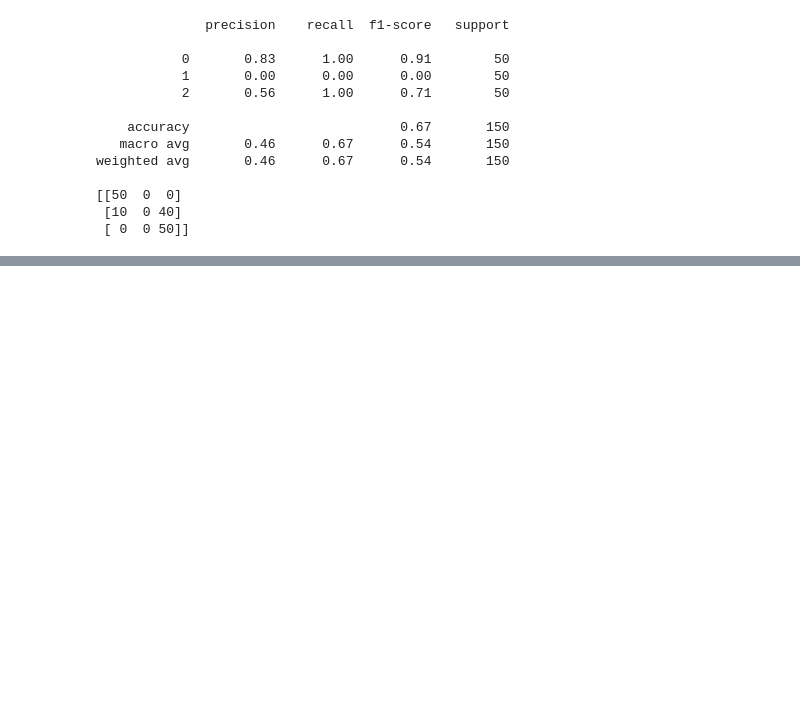
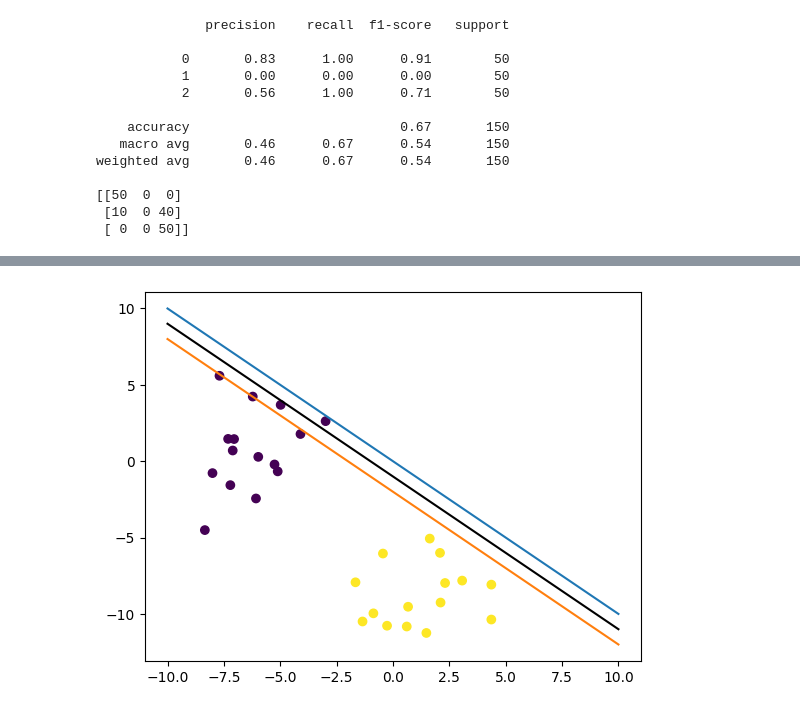
Before and after one commit to dustyshaw/machine-learning, a Jupyter notebook: notes/day10_SVCs.ipynb, the cells around one changed output, grey strips where cells are left out. Cells and saved outputs as stored; diff of their text form; code cells hidden in the pictures; blank space fills up the shorter version.

```diff
--- a/notes/day10_SVCs.ipynb
+++ b/notes/day10_SVCs.ipynb
@@ -117,0 +129,40 @@ weighted avg       0.46      0.67      0.54       150
+# %%
+import numpy as np
+
+# create a line, just completely random
+# in SVCs, we don't just want a line, we want a margin
+a = 1
+b = 1
+c = 1
+
+# For nudging, you might want something like a learning rate
+# learning rate is the length of the step you take each round of gradient descent
+eta = 0.01
+
+# and you probably want a number for how many steps you want to take
+n = 1
+
+# 1. nudge the line & expend the margin a tiny bit
+
+x = np.linspace(-10, 10, 100)
+
+fig = plt.figure()
+ax = fig.add_subplot(111)
+
+
+for i in range(n):
+    centerLine = (-c - a*x)/b
+    margin_1 = (1 - c - a*x) / b
+    margin_2 = (-1 - c - a*x) / b
+
+    pt = np.random.randint(0, 30)
+    Lx = (-1 -c -a*X[pt,0]) / b
+
+    # if (X[pt,1] < Lx) & (y[pt] == 1):
+
+    plt.scatter(X[:,0], X[:,1], c=y)
+    ax.plot(x, centerLine, 'k')
+    ax.plot(x, margin_1)
+    ax.plot(x, margin_2)
+# %% [output]
+[figure, added]
```
Also changed, not shown: parts of 1 cell of this notebook, 1 other file.
